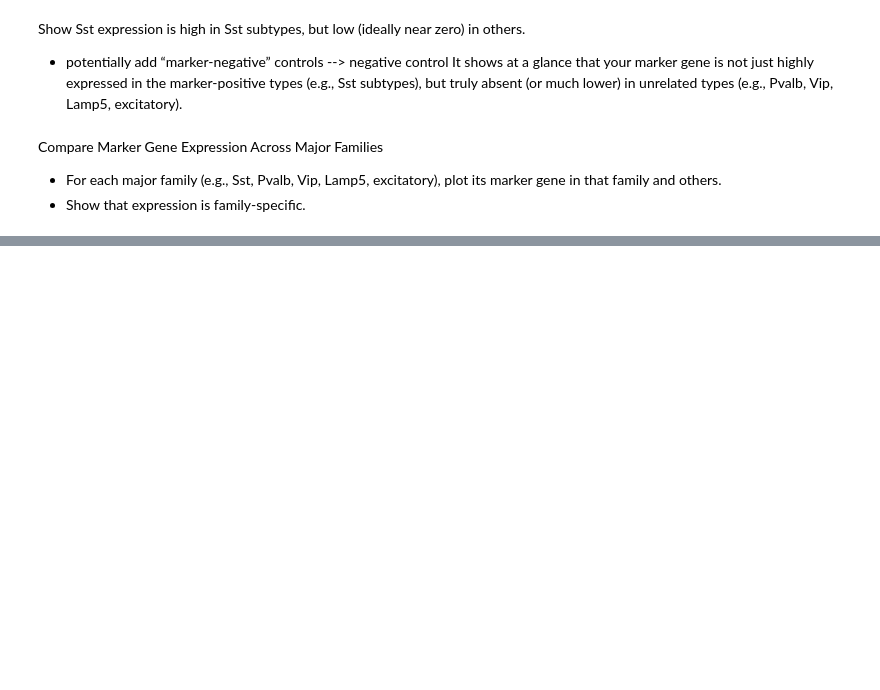
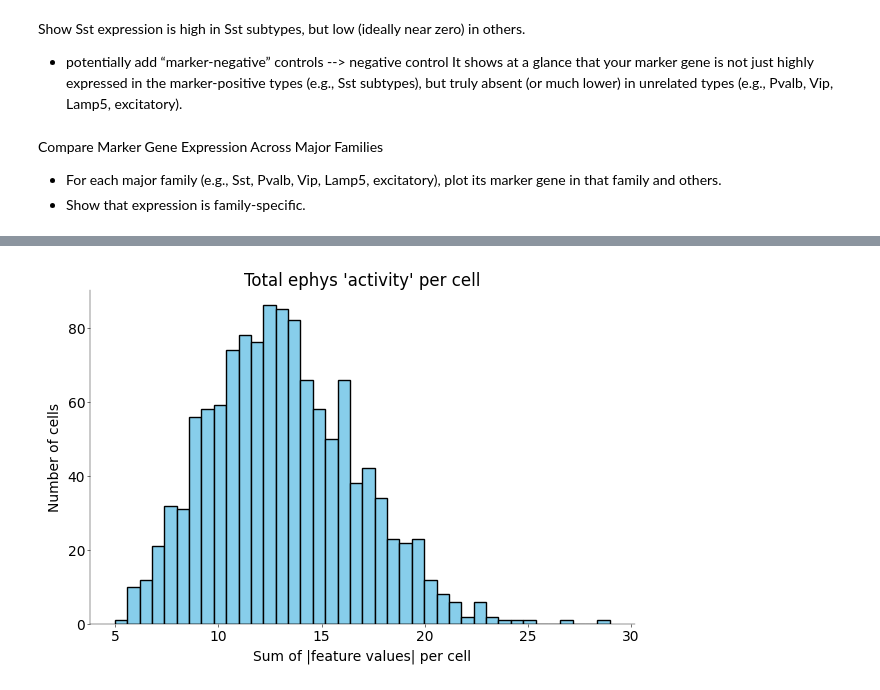
Before and after one commit to flobu98/neural_data_science, a Jupyter notebook: practical03.ipynb, the cells around one changed output, grey strips where cells are left out. Saved outputs shown, nothing was run; the diff lists cells and outputs as text; code cells hidden in the pictures; blank space fills up the shorter version.

```diff
--- a/practical03.ipynb
+++ b/practical03.ipynb
@@ -614,0 +870,13 @@ Passing `palette` without assigning `hue` is deprecated and will be removed in v
+# %%
+# total "activity" per cell (sum of absolute values)
+cell_activity = np.sum(np.abs(ephysData_filtered), axis=1)
+
+plt.figure(figsize=(6, 4))
+plt.hist(cell_activity, bins=40, color="skyblue", edgecolor="k")
+plt.xlabel("Sum of |feature values| per cell")
+plt.ylabel("Number of cells")
+plt.title("Total ephys 'activity' per cell")
+plt.show()
+# Outliers in this plot might be rare weird cells (very high/low ephys overall).
+# %% [output]
+[figure, added]
```
Also changed, not shown: parts of 45 cells of this notebook.
